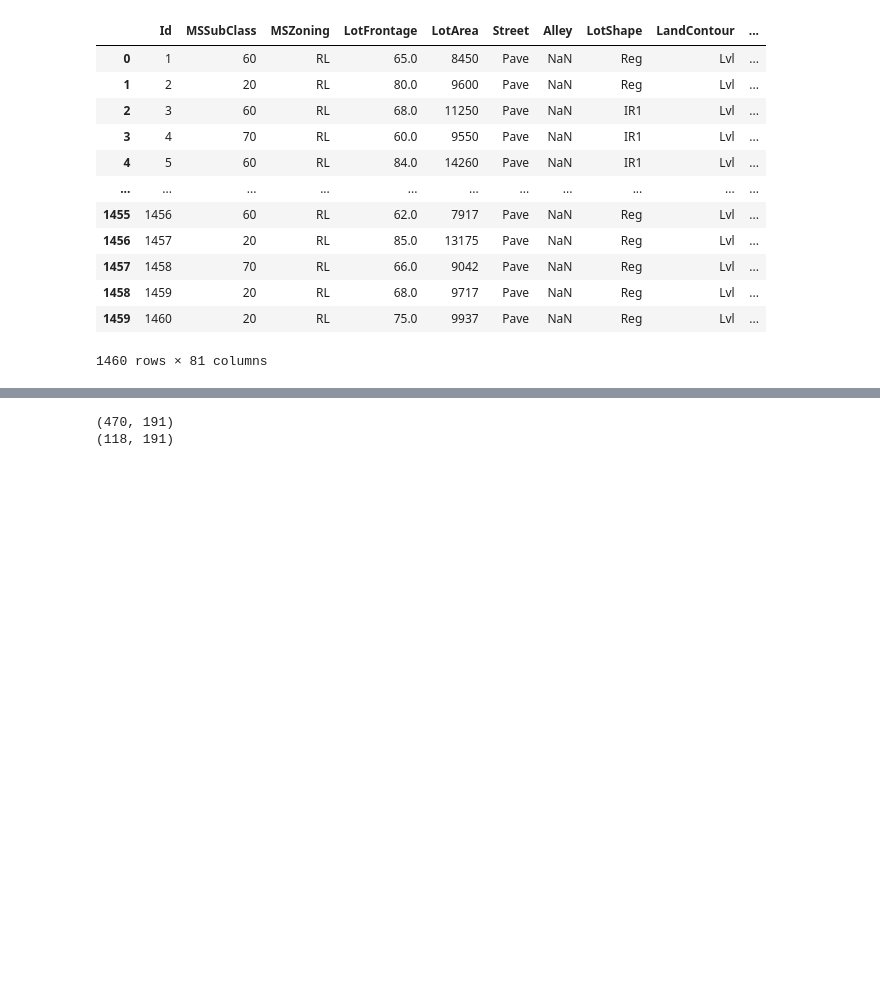
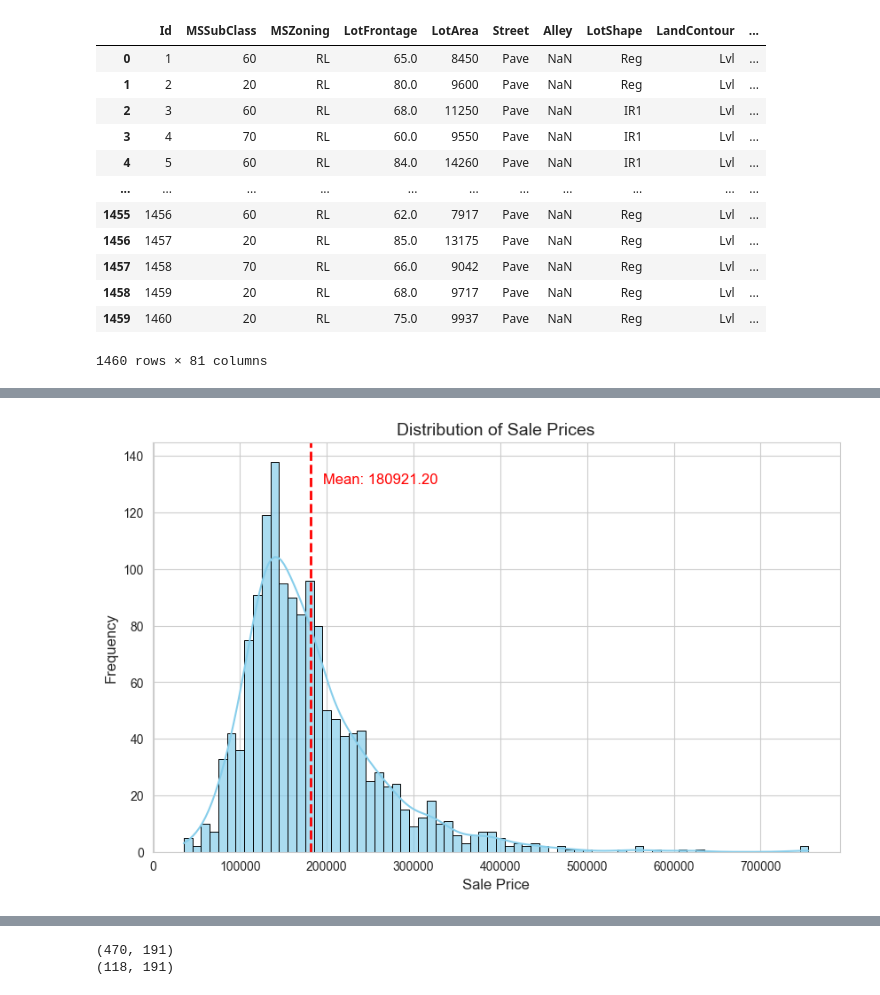
Before and after one commit to MelissaPerez09/HT05-DataMining, a Jupyter notebook: answerSheet.ipynb, the cells around one changed output, grey strips where cells are left out. Saved outputs shown, nothing was run; the diff lists cells and outputs as text; code cells hidden in the pictures; blank space fills up the shorter version.

```diff
--- a/answerSheet.ipynb
+++ b/answerSheet.ipynb
@@ -31,5 +28,5 @@ random_state = 42
 # %%
-df = pd.read_csv('./data/train.csv')
+df = pd.read_csv('data/train.csv')
 df
 # %% [output]
 |  | Id | MSSubClass | MSZoning | LotFrontage | LotArea | Street | Alley | LotShape | LandContour | ... |
@@ -47,0 +78,28 @@ df
+# %%
+sns.set_style("whitegrid")
+
+# Creating a new figure with specified size
+plt.figure(figsize=(10, 6))
+
+# Plotting the histogram of 'SalePrice' column from DataFrame 'df'
+sns.histplot(x='SalePrice', data=df, kde=True, color='skyblue', binwidth=10000, alpha=0.7, edgecolor='black')
+
+# Plot settings
+plt.title('Distribution of Sale Prices', fontsize=14, fontweight='500')
+plt.xlabel('Sale Price', fontsize=12)
+plt.ylabel('Frequency', fontsize=12)
+plt.xticks(fontsize=10)
+plt.yticks(fontsize=10)
+
+# Calculating the mean of 'SalePrice' column
+mean_value = df['SalePrice'].mean()
+
+# Adding a vertical line representing the mean value
+plt.axvline(mean_value, color='r', linestyle='--', linewidth=2)
+
+# Adding text annotation for the mean value
+plt.text(mean_value, plt.ylim()[1]*0.9, '   Mean: {:.2f}'.format(mean_value), color='r', fontsize=12)
+
+plt.show()
+# %% [output]
+[figure, added]
```
Also changed, not shown: parts of 26 cells of this notebook.
